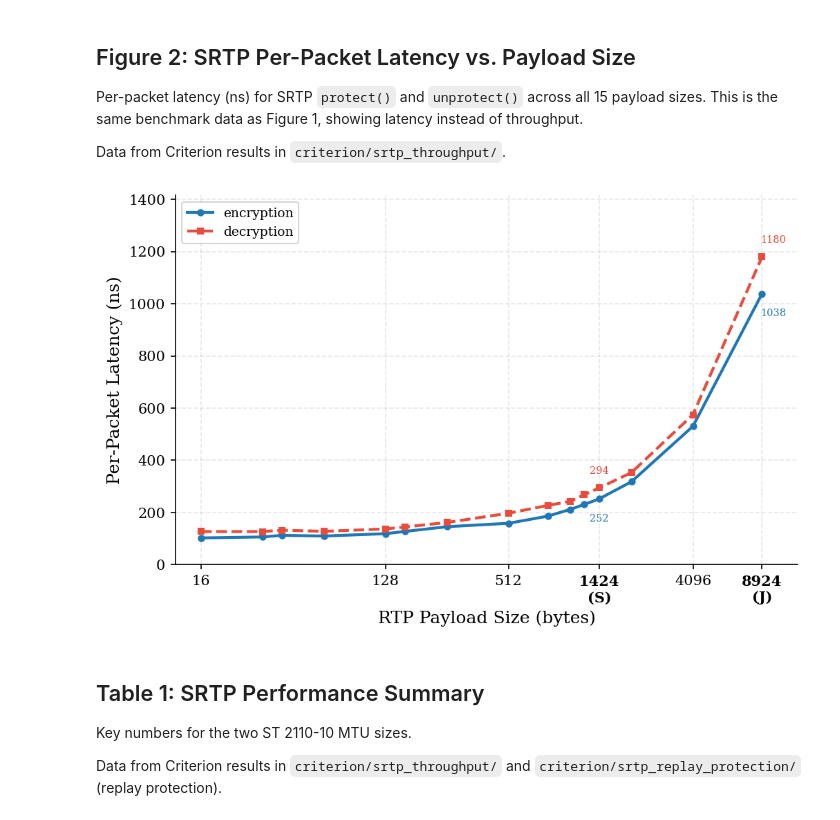
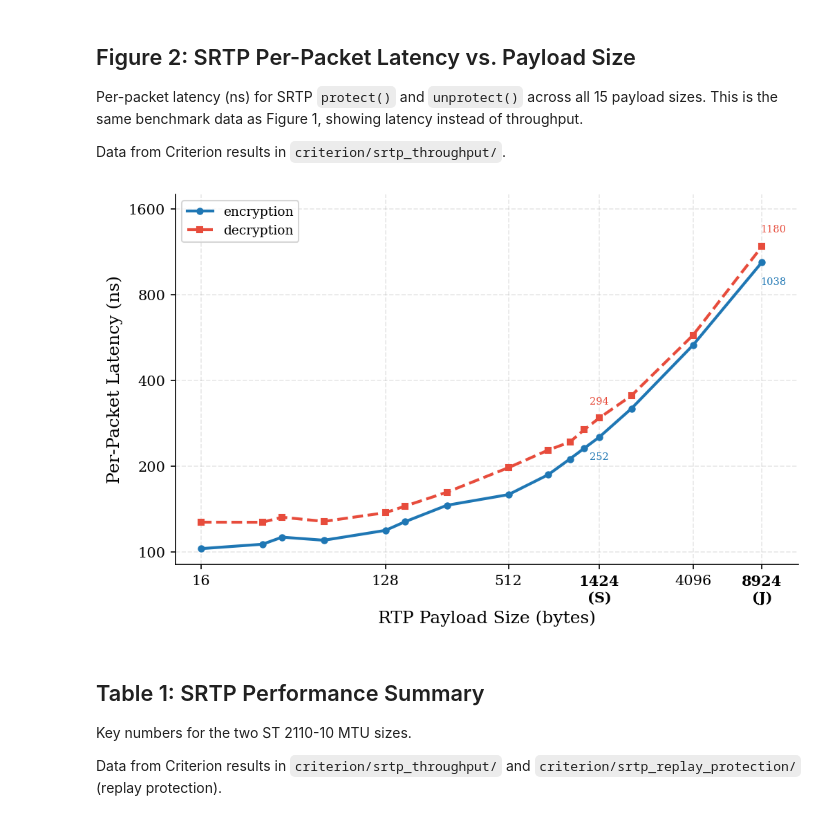
Before and after one commit to spring-epfl/SafeCast, a Jupyter notebook: figures_from_benches.ipynb, the cells around one changed output. Cells and saved outputs as stored; diff of their text form; code cells hidden in the pictures.

```diff
--- a/figures_from_benches.ipynb
+++ b/figures_from_benches.ipynb
@@ -337,35 +337,39 @@ for sz in [1424, 8924]:
                 textcoords='offset points', xytext=(jumbo * 8, -pt_off - 7),
                 fontsize=7, ha='center', va='bottom', color='#1f77b4')
     ns_dec = unprotect_results[sz]['mean_ns']
     ax.annotate(f'{ns_dec:.0f}', (sz, ns_dec),
                 textcoords='offset points', xytext=(jumbo * 8, pt_off + 5),
                 fontsize=7, ha='center', va='top', color='#e74c3c')
 
 # --- Axis formatting ---
 ax.set_xscale('log', base=2)
 ax.set_xlabel('RTP Payload Size (bytes)')
 ax.set_ylabel('Per-Packet Latency (ns)')
 
 xtick_sizes = [16, 128, 512, 1424, 4096, 8924]
 xtick_labels = ['16', '128', '512', '1424\n(S)', '4096', '8924\n(J)']
 ax.set_xticks(xtick_sizes)
 ax.set_xticklabels(xtick_labels, rotation=0, ha='center')
 ax.xaxis.set_minor_formatter(ticker.NullFormatter())
 
 for lbl in ax.xaxis.get_ticklabels():
     if '(S)' in lbl.get_text() or '(J)' in lbl.get_text():
         lbl.set_fontweight('bold')
 
-ax.set_ylim(0, max(unprotect_ns) * 1.2)
+ax.set_yscale('log')
+ax.set_yticks([100, 200, 400, 800, 1600])
+ax.set_yticklabels(['100', '200', '400', '800', '1600'])
+ax.yaxis.set_minor_locator(ticker.NullLocator())
+ax.set_ylim(90, 1800)
 ax.set_xlim(12, lat_sizes[-1] * 1.5)
 ax.legend(loc='upper left')
 
 plt.tight_layout()
 plt.savefig(FIGURES_DIR / 'fig2_srtp_latency.pdf')
 plt.savefig(FIGURES_DIR / 'fig2_srtp_latency.png')
 plt.show()
 # %% [output]
-[figure, old version]
+[figure, new version]
 # %% [markdown]
 ## Table 1: SRTP Performance Summary
 
```
Also changed, not shown: parts of 2 cells of this notebook.
